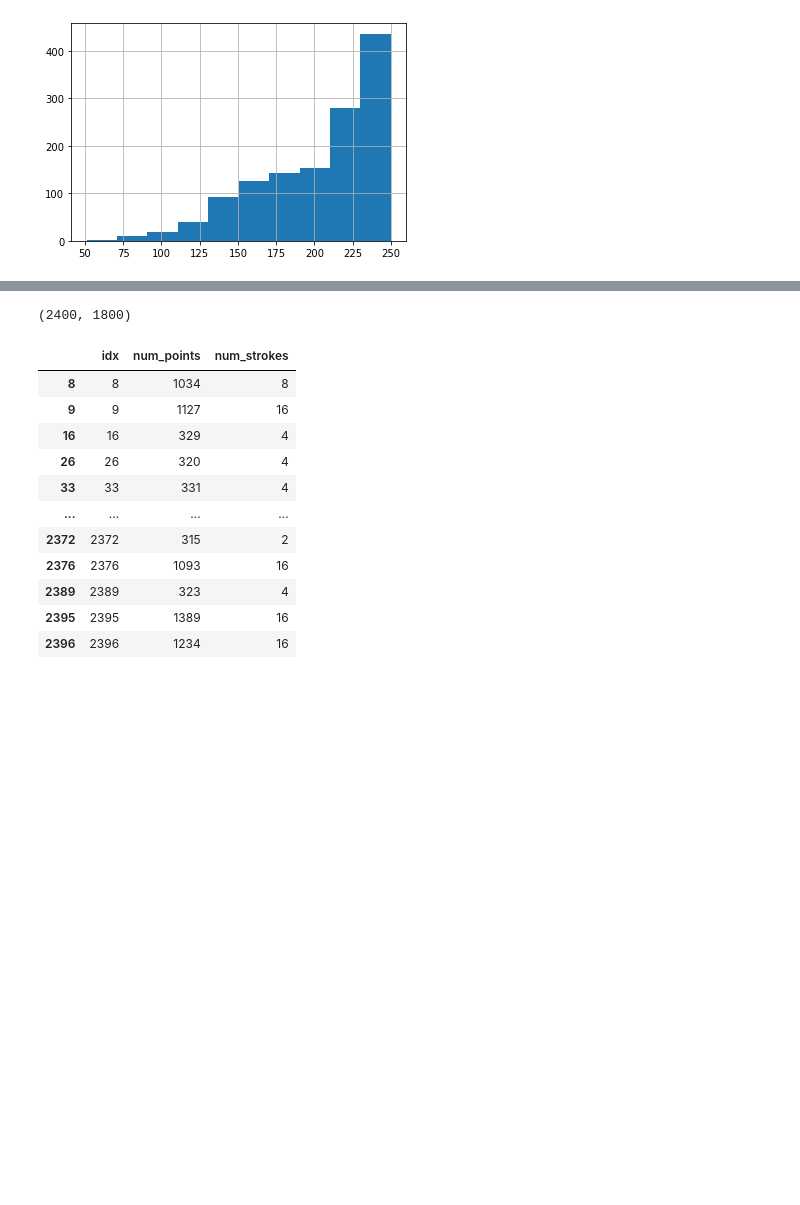
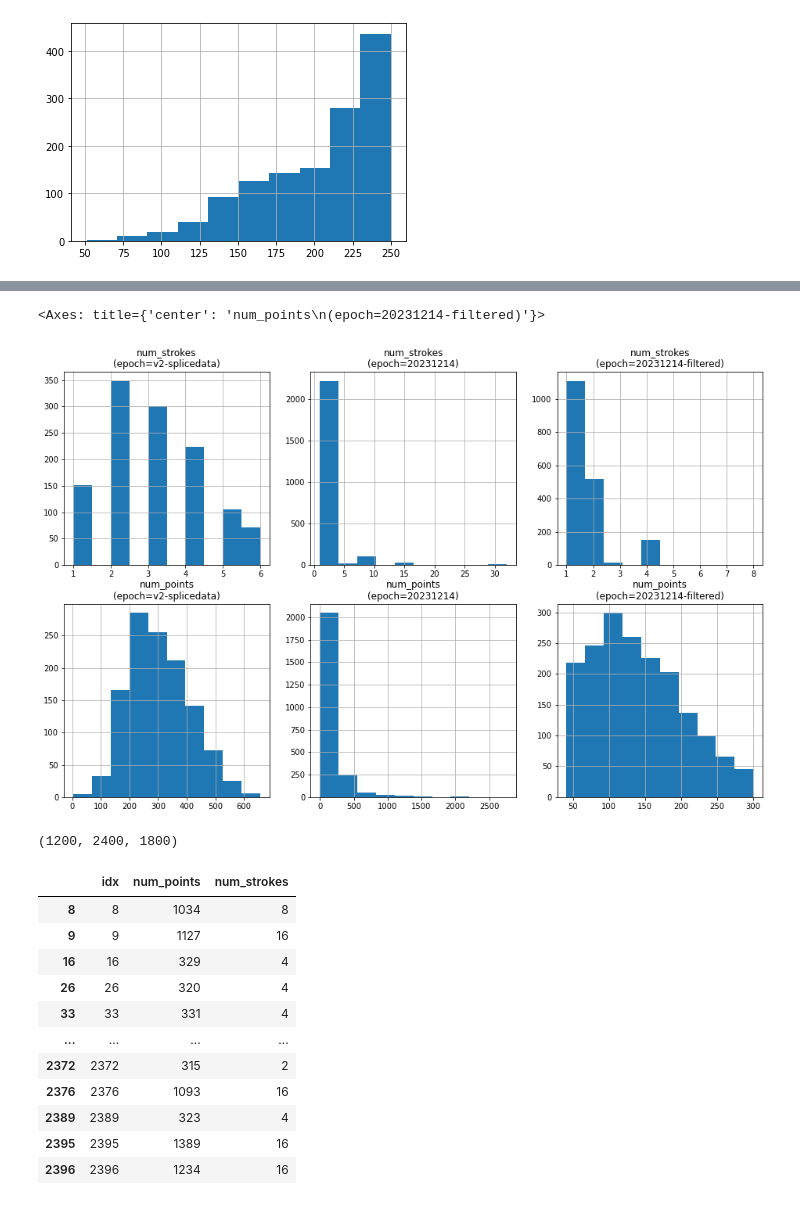
Before and after one commit to andrewlook/notebooks, a Jupyter notebook: nbs/jupyter/20240311_dataset_review.ipynb, the cells around one changed output, grey strips where cells are left out. Cells and saved outputs as stored; diff of their text form; code cells hidden in the pictures; blank space fills up the shorter version.

```diff
--- a/nbs/jupyter/20240311_dataset_review.ipynb
+++ b/nbs/jupyter/20240311_dataset_review.ipynb
@@ -165,7 +194,28 @@ df4.num_points.hist(ax=ax4)
+# %%
+import matplotlib.pyplot as plt
+
+fig, ((ax1, ax2, ax3), (ax4, ax5, ax6)) = plt.subplots(2, 3, figsize=(16,10))
+
+ax1.set_title('num_strokes\n(epoch=v2-splicedata)')
+df2.num_strokes.hist(ax=ax1)
+ax2.set_title('num_strokes\n(epoch=20231214)')
+df3.num_strokes.hist(ax=ax2)
+ax3.set_title('num_strokes\n(epoch=20231214-filtered)')
+df4.num_strokes.hist(ax=ax3)
+
+ax4.set_title('num_points\n(epoch=v2-splicedata)')
+df2.num_points.hist(ax=ax4)
+ax5.set_title('num_points\n(epoch=20231214)')
+df3.num_points.hist(ax=ax5)
+ax6.set_title('num_points\n(epoch=20231214-filtered)')
+df4.num_points.hist(ax=ax6)
+# %% [output]
+<Axes: title={'center': 'num_points\n(epoch=20231214-filtered)'}>
+[figure, added]
 # %%
-len(df3), len(df4)
+len(df2), len(df3), len(df4)
 # %% [output]
-(2400, 1800)
+(1200, 2400, 1800)
 # %%
 df3[df3.num_points > 300]
 # %% [output]
```
Also changed, not shown: parts of 6 cells of this notebook.
